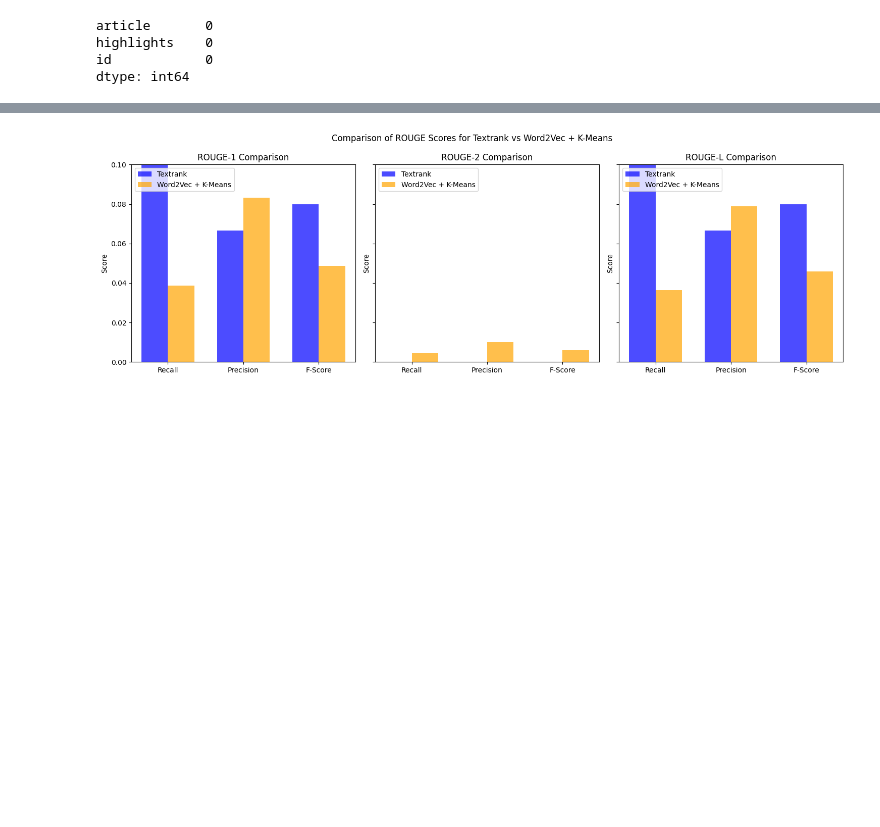
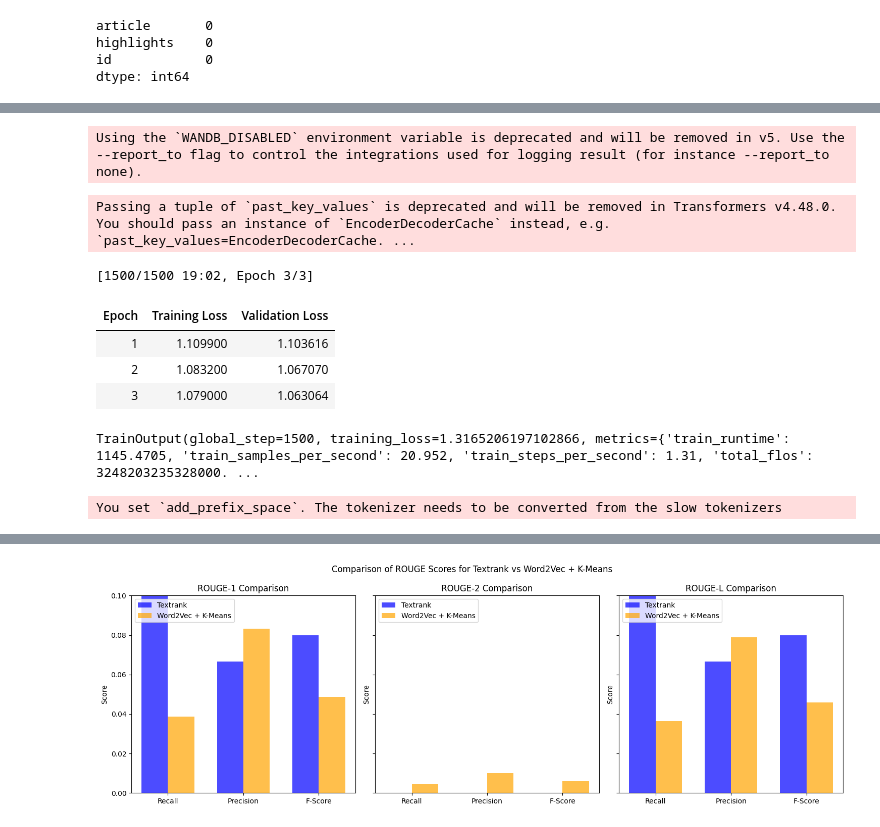
Before and after one commit to sandrabinu3/Text_Summarization_using_NLP-Project, a Jupyter notebook: textrank.ipynb, the cells around one changed output, grey strips where cells are left out. Saved outputs shown, nothing was run; the diff lists cells and outputs as text; code cells hidden in the pictures; blank space fills up the shorter version.

```diff
--- a/textrank.ipynb
+++ b/textrank.ipynb
@@ -370,0 +411,54 @@ kmeans_val_summaries[0]
+# %%
+columns = ['input_ids', 'attention_mask', 'labels']
+train_dataset.set_format(type="torch", columns=columns)
+test_dataset.set_format(type="torch", columns=columns)
+# %%
+# Define training arguments
+training_args = Seq2SeqTrainingArguments(
+    output_dir="/content/drive/MyDrive/Project/t5-small-summarizer",
+    eval_strategy="epoch",
+    learning_rate=2e-5,
+    per_device_train_batch_size=16,
+    per_device_eval_batch_size=16,
+    num_train_epochs=3,
+    save_steps=500,
+    save_total_limit=2,
+    logging_dir="/content/drive/MyDrive/Project/logs",
+    logging_steps=100,
+    num_beam = 4,
+    weight_decay=0.01,
+    metric_for_best_model="loss")
+# %% [output]
+Using the `WANDB_DISABLED` environment variable is deprecated and will be removed in v5. Use the --report_to flag to control the integrations used for logging result (for instance --report_to none).
+# %%
+# Define data collator
+data_collator = DataCollatorForSeq2Seq(
+    tokenizer=tokenizer,
+    model=model_name # You need to pass your model here
+)
+# %%
+# Initialize Trainer
+trainer = Seq2SeqTrainer(
+    model=model,
+    args=training_args,
+    train_dataset=train_dataset,
+    eval_dataset=test_dataset,
+    tokenizer=tokenizer,
+    data_collator=data_collator,  # Pass the data collator to the trainer
+)
+# %%
+trainer.train()
+# %% [output]
+Passing a tuple of `past_key_values` is deprecated and will be removed in Transformers v4.48.0. You should pass an instance of `EncoderDecoderCache` instead, e.g. `past_key_values=EncoderDecoderCache. ...
+[1500/1500 19:02, Epoch 3/3]
+| Epoch | Training Loss | Validation Loss |
+| 1 | 1.109900 | 1.103616 |
+| 2 | 1.083200 | 1.067070 |
+| 3 | 1.079000 | 1.063064 |
+TrainOutput(global_step=1500, training_loss=1.3165206197102866, metrics={'train_runtime': 1145.4705, 'train_samples_per_second': 20.952, 'train_steps_per_second': 1.31, 'total_flos': 3248203235328000. ...
+# %%
+model_name='/content/drive/MyDrive/Project/t5-small-summarizer/checkpoint-5000'
+tokenizer = AutoTokenizer.from_pretrained(model_name)
+model = AutoModelForSeq2SeqLM.from_pretrained(model_name)
+# %% [output]
+You set `add_prefix_space`. The tokenizer needs to be converted from the slow tokenizers
```
Also changed, not shown: parts of 62 cells of this notebook, 2 other files.
